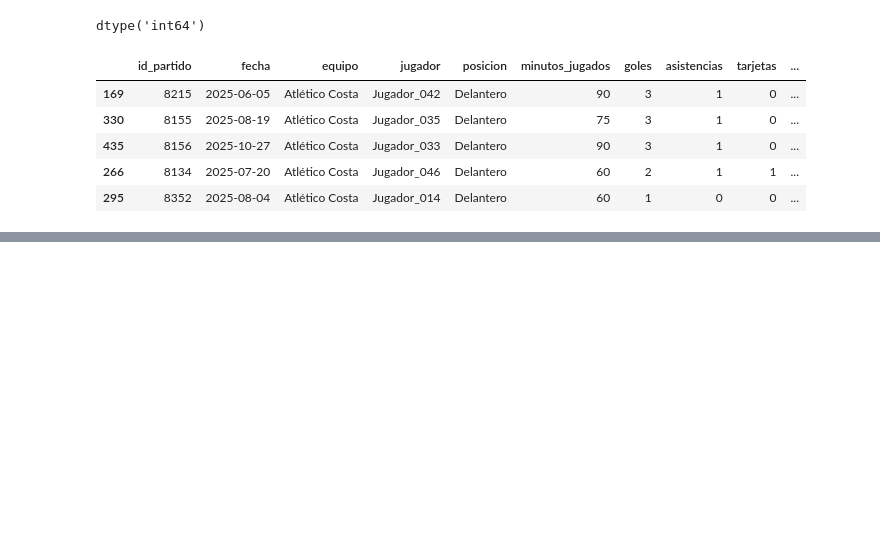
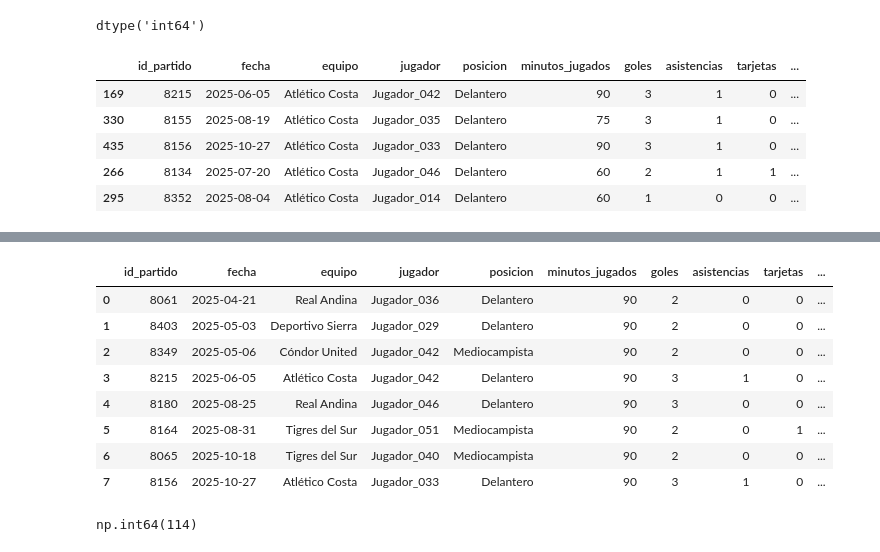
Before and after one commit to elliotAldersom/Blue_Lock_SQL_Project, a Jupyter notebook: python/yoshio/Deportes_Examen.ipynb, the cells around one changed output, grey strips where cells are left out. Saved outputs shown, nothing was run; the diff lists cells and outputs as text; code cells hidden in the pictures; blank space fills up the shorter version.

```diff
--- a/python/yoshio/Deportes_Examen.ipynb
+++ b/python/yoshio/Deportes_Examen.ipynb
@@ -209,0 +218,17 @@ df_sorted_equipos_asc.head()
+# %%
+# con "loc[]"
+df.loc[(df["minutos_jugados"] > 75) & (df["goles"] > 1)].reset_index(drop=True)
+# %% [output]
+|  | id_partido | fecha | equipo | jugador | posicion | minutos_jugados | goles | asistencias | tarjetas | ... |
+| 0 | 8061 | 2025-04-21 | Real Andina | Jugador_036 | Delantero | 90 | 2 | 0 | 0 | ... |
+| 1 | 8403 | 2025-05-03 | Deportivo Sierra | Jugador_029 | Delantero | 90 | 2 | 0 | 0 | ... |
+| 2 | 8349 | 2025-05-06 | Cóndor United | Jugador_042 | Mediocampista | 90 | 2 | 0 | 0 | ... |
+| 3 | 8215 | 2025-06-05 | Atlético Costa | Jugador_042 | Delantero | 90 | 3 | 1 | 0 | ... |
+| 4 | 8180 | 2025-08-25 | Real Andina | Jugador_046 | Delantero | 90 | 3 | 0 | 0 | ... |
+| 5 | 8164 | 2025-08-31 | Tigres del Sur | Jugador_051 | Mediocampista | 90 | 2 | 0 | 1 | ... |
+| 6 | 8065 | 2025-10-18 | Tigres del Sur | Jugador_040 | Mediocampista | 90 | 2 | 0 | 0 | ... |
+| 7 | 8156 | 2025-10-27 | Atlético Costa | Jugador_033 | Delantero | 90 | 3 | 1 | 0 | ... |
+# %%
+df["goles"].sum()
+# %% [output]
+np.int64(114)
```
Also changed, not shown: parts of 10 cells of this notebook, 5 other files.
